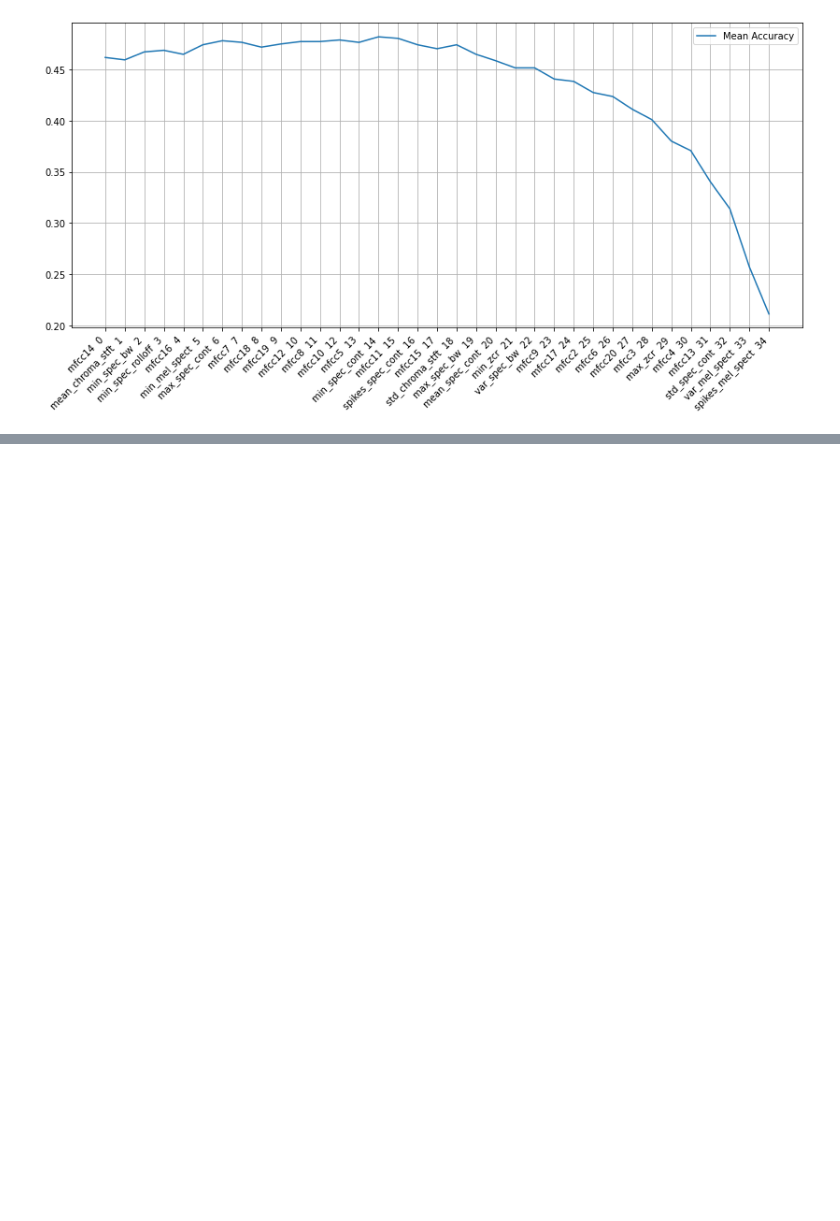
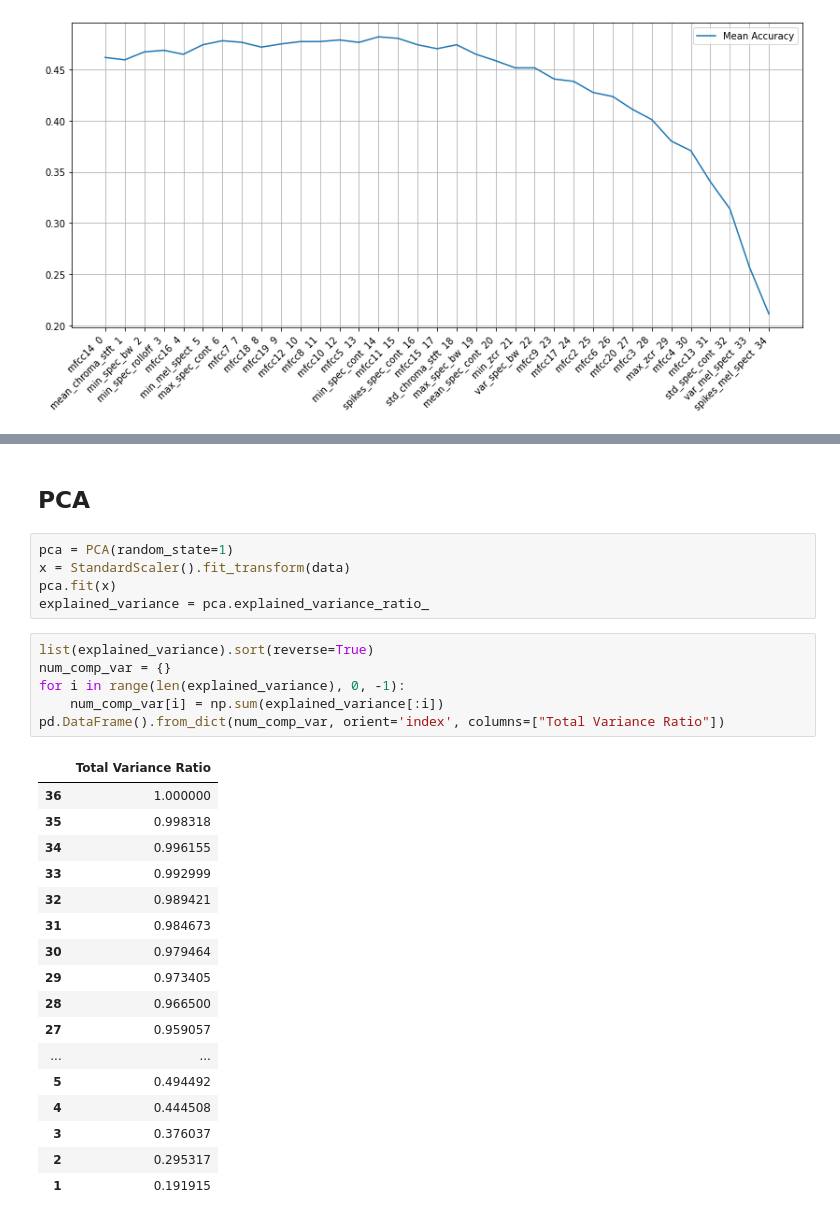
Before and after one commit to MarioCSilva/Speech_Emotion_Recognition_Thesis, a Jupyter notebook: data/3_feature_selection.ipynb, the cells around one changed output, grey strips where cells are left out. Drawn from its saved outputs; the diff is of its cells as text; blank space fills up the shorter version.

```diff
--- a/data/3_feature_selection.ipynb
+++ b/data/3_feature_selection.ipynb
@@ -322,0 +371,31 @@ plt.legend()
+# %% [markdown]
+## PCA
+# %%
+pca = PCA(random_state=1)
+x = StandardScaler().fit_transform(data)
+pca.fit(x)
+explained_variance = pca.explained_variance_ratio_
+# %%
+list(explained_variance).sort(reverse=True)
+num_comp_var = {}
+for i in range(len(explained_variance), 0, -1):
+    num_comp_var[i] = np.sum(explained_variance[:i])
+pd.DataFrame().from_dict(num_comp_var, orient='index', columns=["Total Variance Ratio"])
+# %% [output]
+|  | Total Variance Ratio |
+| 36 | 1.000000 |
+| 35 | 0.998318 |
+| 34 | 0.996155 |
+| 33 | 0.992999 |
+| 32 | 0.989421 |
+| 31 | 0.984673 |
+| 30 | 0.979464 |
+| 29 | 0.973405 |
+| 28 | 0.966500 |
+| 27 | 0.959057 |
+| ... | ... |
+| 5 | 0.494492 |
+| 4 | 0.444508 |
+| 3 | 0.376037 |
+| 2 | 0.295317 |
+| 1 | 0.191915 |
```
Also changed, not shown: parts of 11 cells of this notebook.
